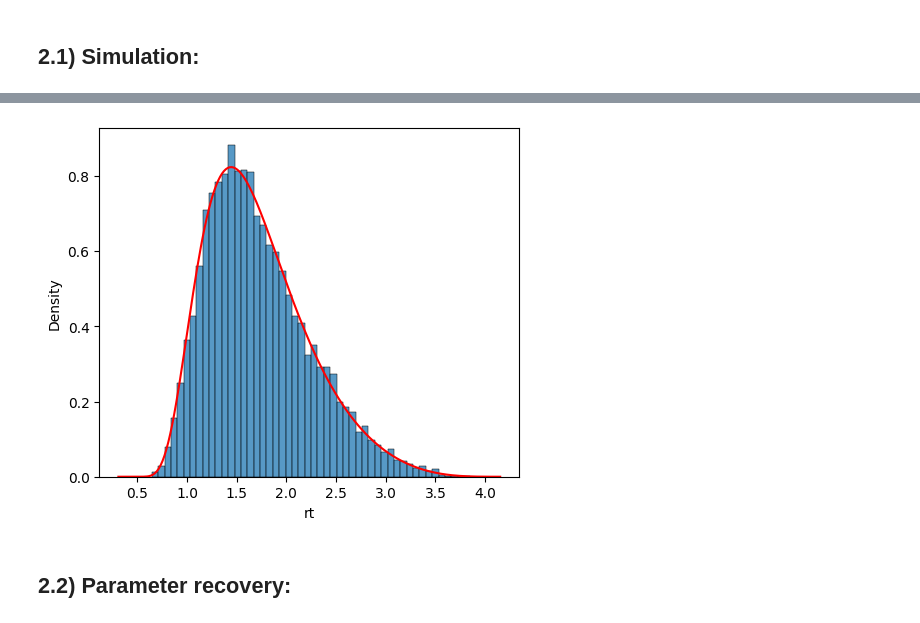
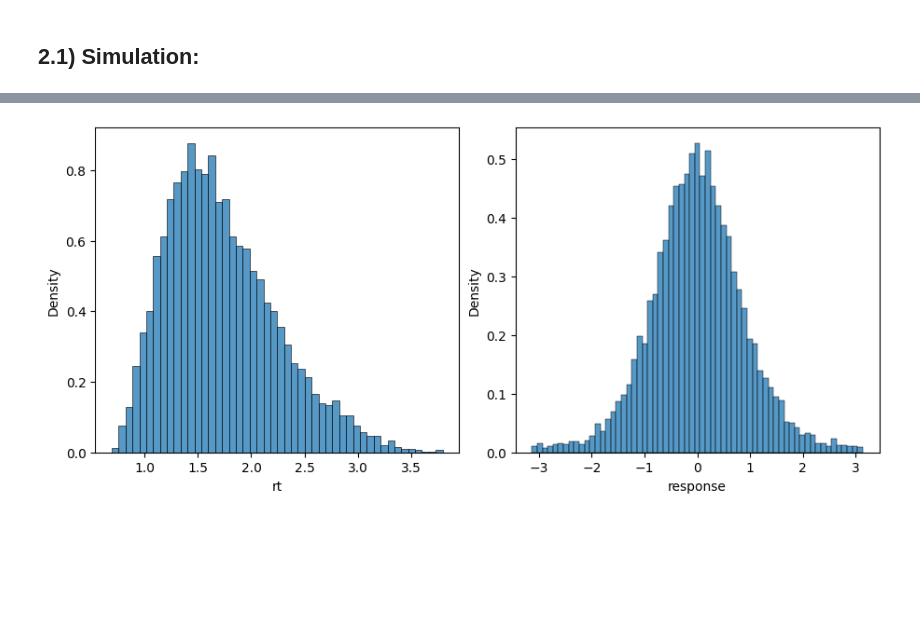
Before and after one commit to AmirHoseinHadian/CRDDM, a Jupyter notebook: docs/1 - Circular diffusion models.ipynb, the cells around one changed output, grey strips where cells are left out. Cells and saved outputs as stored; diff of their text form; code cells hidden in the pictures; blank space fills up the shorter version.

```diff
--- a/docs/1 - Circular diffusion models.ipynb
+++ b/docs/1 - Circular diffusion models.ipynb
@@ -152,11 +268,11 @@ df
 10000 rows × 2 columns
-# %%
-plt.figure(figsize=(9, 4), layout='constrained')
-plt.subplot(121)
-t = np.linspace(0.01, df['rt'].max(), 200)
-plt.plot(t+ndt, cdm.response_time_pdf(t, threshold, decay, drift_vector), color='red')
-sns.histplot(df['rt'], stat='density');
-# %% [output]
-[figure, removed]
-# %% [markdown]
-## 2.2) Parameter recovery:
+# %%
+plt.figure(figsize=(9, 4), layout='constrained')
+plt.subplot(121)
+sns.histplot(df['rt'], stat='density');
+
+plt.subplot(122)
+theta = np.linspace(-3.14, 3.14, 200)
+sns.histplot(df['response'], stat='density');
+# %% [output]
+[figure, added]
```
Also changed, not shown: parts of 24 cells of this notebook, 2 other files.
